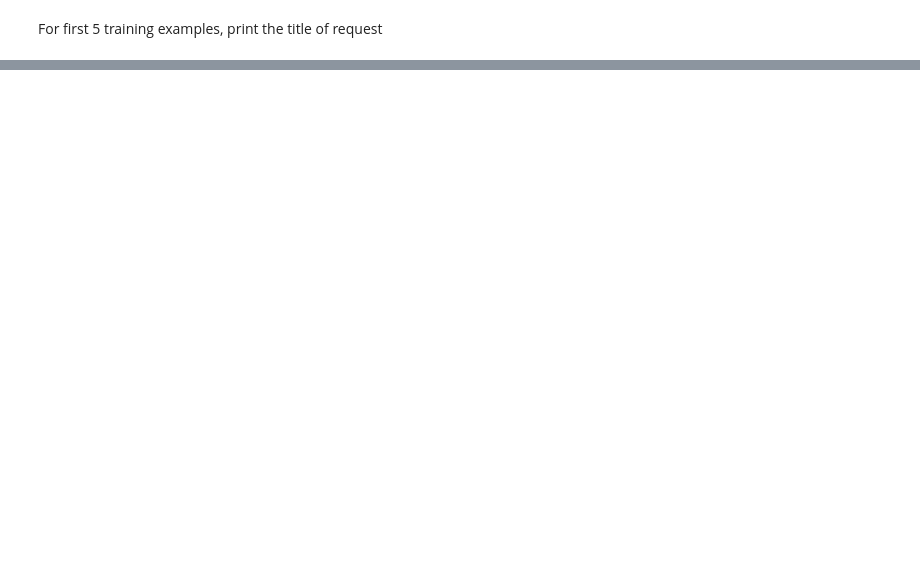
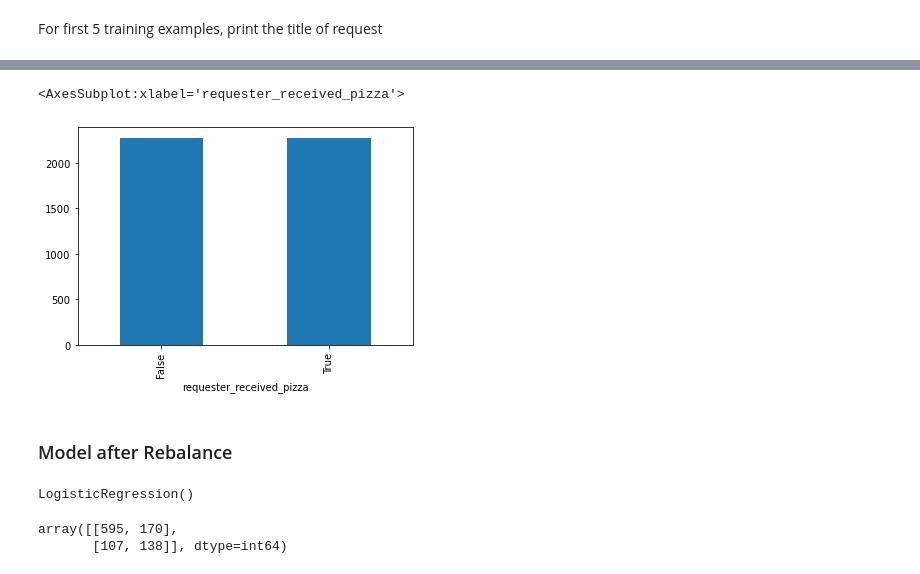
Before and after one commit to ssburgan/w207_final_project, a Jupyter notebook: notebooks/w207_RAOP_Baseline.ipynb, the cells around one changed output, grey strips where cells are left out. Drawn from its saved outputs; the diff is of its cells as text; code cells hidden in the pictures; blank space fills up the shorter version.

```diff
--- a/notebooks/w207_RAOP_Baseline.ipynb
+++ b/notebooks/w207_RAOP_Baseline.ipynb
@@ -388,0 +177,38 @@ bottom_words
+# %%
+# Now need to split into features and targets
+feature_cols = ['request_text_count', 'request_number_of_comments_at_retrieval','requester_received_pizza']
+X = filtered_df[feature_cols]
+Y = filtered_df.requester_received_pizza
+
+X_train, X_test, Y_train, Y_test = train_test_split(X, Y, test_size=0.25,random_state=0)
+
+# separate minority and majority classes
+negative = X_train[X_train.requester_received_pizza==0]
+positive = X_train[X_train.requester_received_pizza==1]
+
+# upsample minority
+pos_upsampled = resample(positive,replace=True, n_samples=len(negative), random_state=27) # reproducible results
+
+# combine majority and upsampled minority
+upsampled = pd.concat([negative, pos_upsampled])
+# check new class counts
+upsampled.requester_received_pizza.value_counts()
+
+Y_train = upsampled['requester_received_pizza']
+X_train = upsampled.drop(['requester_received_pizza'], axis=1)
+Y_test = X_test['requester_received_pizza']
+X_test = X_test.drop(['requester_received_pizza'], axis=1)
+Y = X['requester_received_pizza']
+X = X.drop(['requester_received_pizza'], axis=1)
+
+#Convert categorical vriables to dummy variables
+X = pd.get_dummies(X, drop_first=True)
+#X_train, X_test, Y_train, Y_test = train_test_split(X, Y, test_size=0.25,random_state=0)
+
+print('Resampled requester_received_pizza')
+print( upsampled.requester_received_pizza.value_counts())
+print('training data shape:', X_train.shape)
+print('training label shape:', Y_train.shape)
+
+print('test label shape:', X_test.shape)
+print('test label shape:', Y_test.shape)
@@ -388,0 +224,13 @@ bottom_words
+# %%
+upsampled.groupby('requester_received_pizza').size().plot(kind = "bar")
+# %% [output]
+<AxesSubplot:xlabel='requester_received_pizza'>
+[figure, added]
+# %% [markdown]
+### Model after Rebalance
+# %%
+# Create and train model using train data
+logreg = LogisticRegression()
+logreg.fit(X_train,Y_train)
+# %% [output]
+LogisticRegression()
@@ -388,0 +240,7 @@ bottom_words
+# %%
+# Look at confusion matrix
+cnf_matrix = metrics.confusion_matrix(Y_test, Y_test_pred)
+cnf_matrix
+# %% [output]
+array([[595, 170],
+       [107, 138]], dtype=int64)
```
Also changed, not shown: parts of 23 cells of this notebook.
